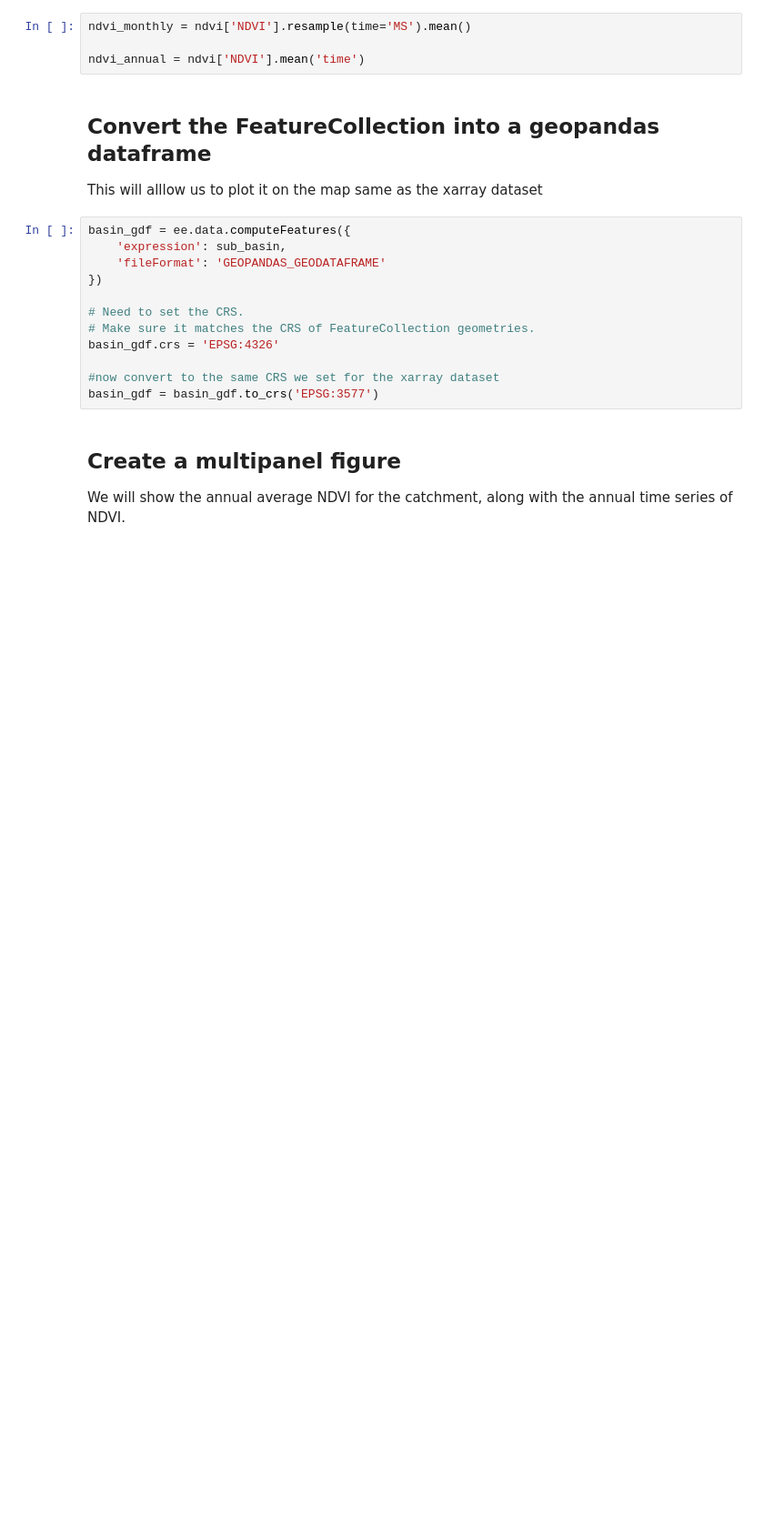
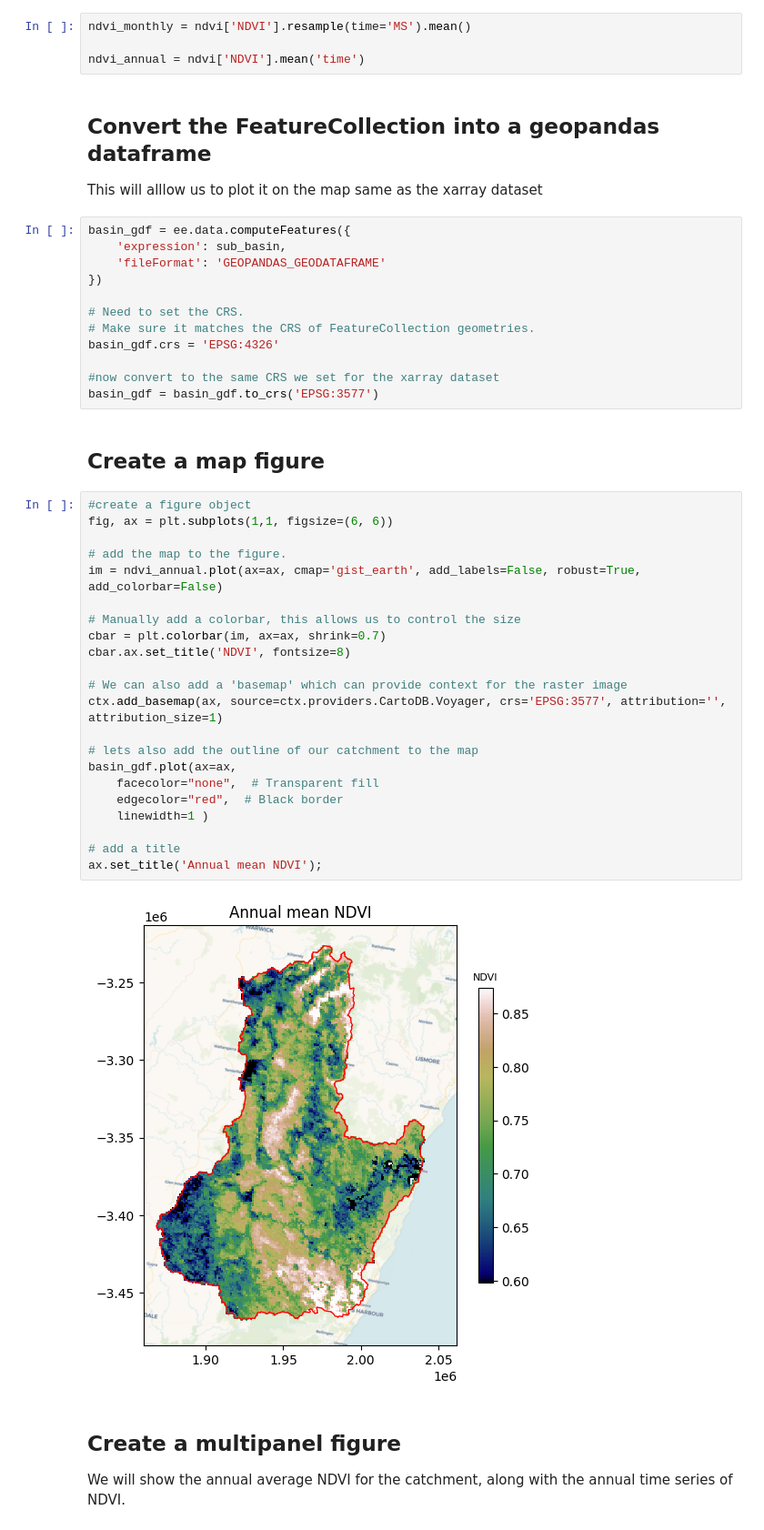
Before and after one commit to nicolasyounes/engn3903, a Jupyter notebook: misc/Creating_nice_figures.ipynb, the cells around one changed output. Shown at 91% size. Saved outputs shown, nothing was run; the diff lists cells and outputs as text; blank space fills up the shorter version.

Commit message:
add a map to figures nb

```diff
--- a/misc/Creating_nice_figures.ipynb
+++ b/misc/Creating_nice_figures.ipynb
@@ -87,6 +109,32 @@ basin_gdf.crs = 'EPSG:4326'
 
 #now convert to the same CRS we set for the xarray dataset
 basin_gdf = basin_gdf.to_crs('EPSG:3577')
+# %% [markdown]
+## Create a map figure
+# %%
+#create a figure object
+fig, ax = plt.subplots(1,1, figsize=(6, 6))
+
+# add the map to the figure.
+im = ndvi_annual.plot(ax=ax, cmap='gist_earth', add_labels=False, robust=True, add_colorbar=False)
+
+# Manually add a colorbar, this allows us to control the size
+cbar = plt.colorbar(im, ax=ax, shrink=0.7)
+cbar.ax.set_title('NDVI', fontsize=8)
+
+# We can also add a 'basemap' which can provide context for the raster image
+ctx.add_basemap(ax, source=ctx.providers.CartoDB.Voyager, crs='EPSG:3577', attribution='', attribution_size=1)
+
+# lets also add the outline of our catchment to the map
+basin_gdf.plot(ax=ax,
+    facecolor="none",  # Transparent fill
+    edgecolor="red",  # Black border
+    linewidth=1 )
+
+# add a title
+ax.set_title('Annual mean NDVI');
+# %% [output]
+[figure, added]
 # %% [markdown]
 ## Create a multipanel figure
 
```
Also changed, not shown: parts of 6 cells of this notebook.
